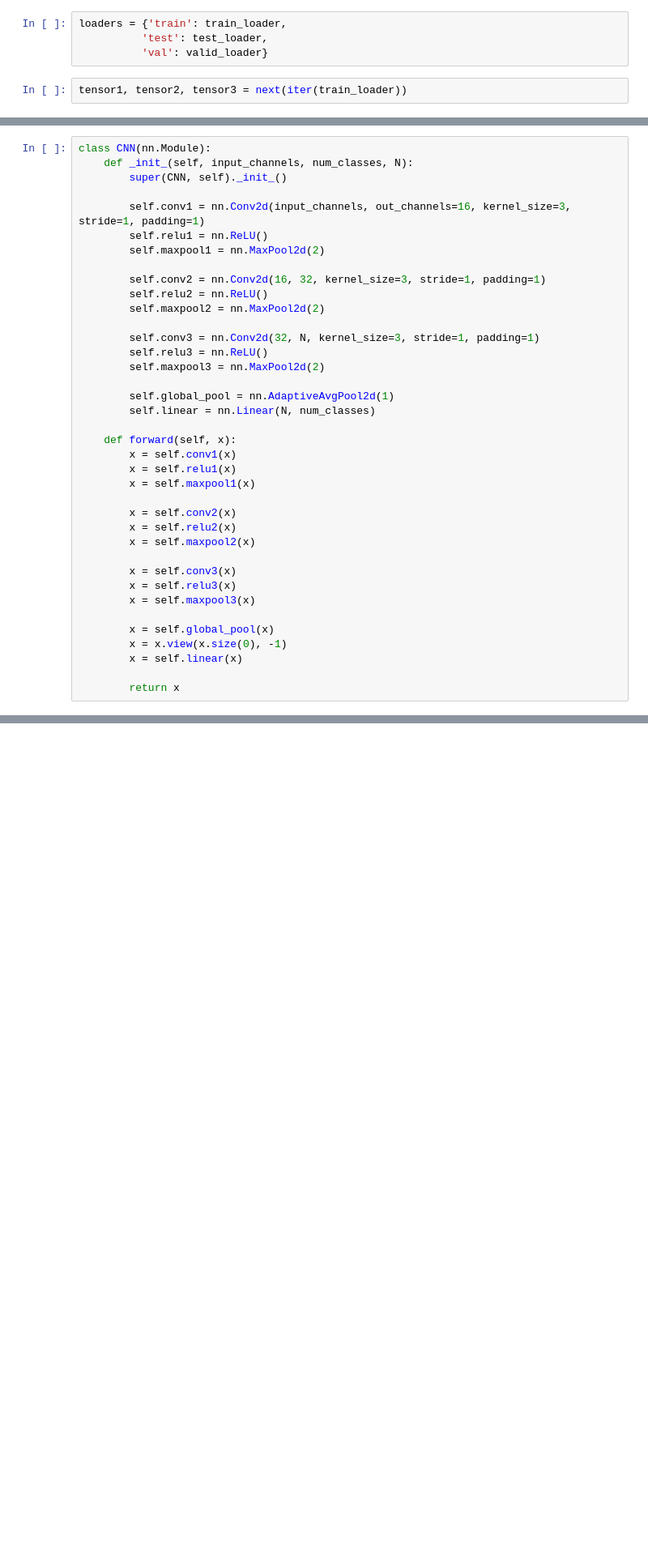
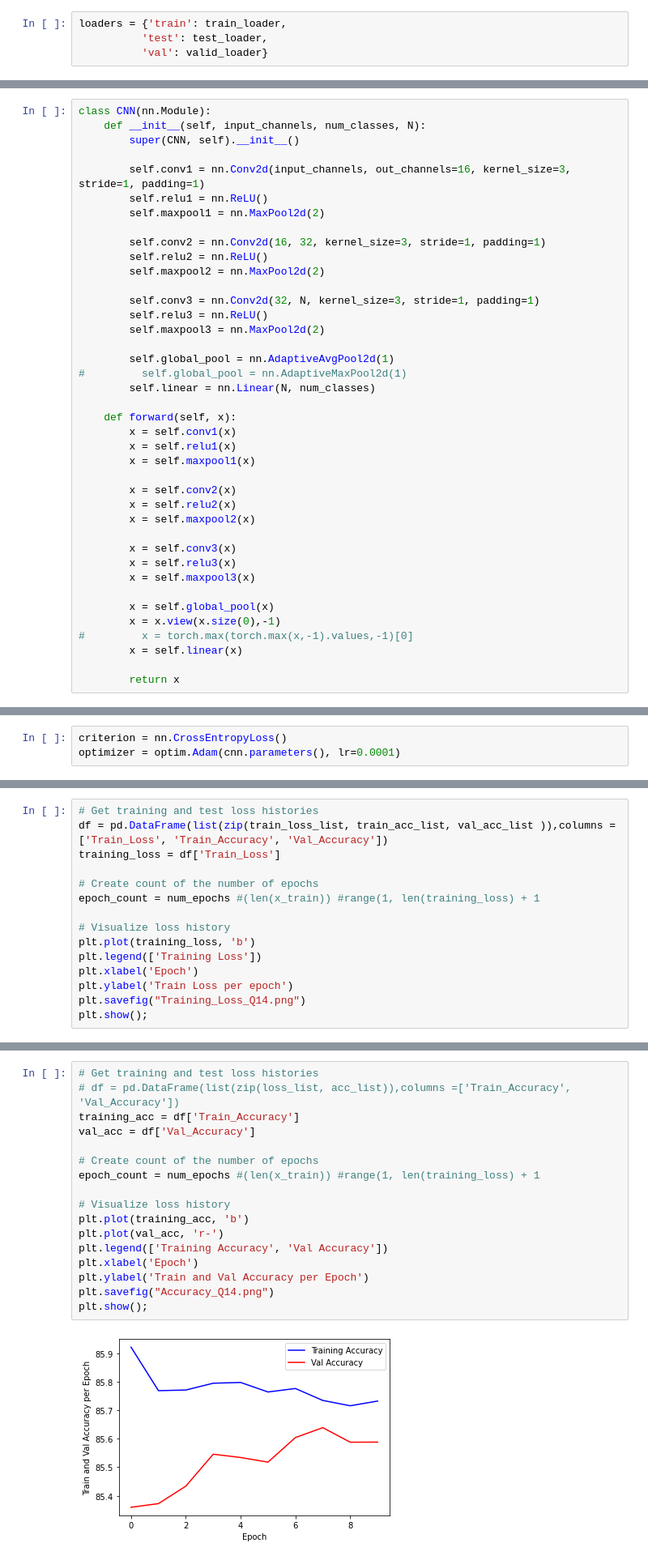
Before and after one commit to tkaintura/DeepLearning, a Jupyter notebook: Question 14.ipynb, the cells around one changed output, grey strips where cells are left out. Shown at 81% size. Saved outputs shown, nothing was run; the diff lists cells and outputs as text; blank space fills up the shorter version.

```diff
--- a/Question 14.ipynb
+++ b/Question 14.ipynb
@@ -227,5 +201,3 @@ test_loader = get_test_loader('mnist-varres/test/..',
 loaders = {'train': train_loader,
           'test': test_loader,
           'val': valid_loader}
-# %%
-tensor1, tensor2, tensor3 = next(iter(train_loader))
@@ -232,7 +206,7 @@ tensor1, tensor2, tensor3 = next(iter(train_loader))
 # %%
 class CNN(nn.Module):
-    def _init_(self, input_channels, num_classes, N):
-        super(CNN, self)._init_()
+    def __init__(self, input_channels, num_classes, N):
+        super(CNN, self).__init__()
 
         self.conv1 = nn.Conv2d(input_channels, out_channels=16, kernel_size=3, stride=1, padding=1)
         self.relu1 = nn.ReLU()
@@ -247,6 +221,7 @@ class CNN(nn.Module):
         self.maxpool3 = nn.MaxPool2d(2)
 
         self.global_pool = nn.AdaptiveAvgPool2d(1)
+#         self.global_pool = nn.AdaptiveMaxPool2d(1)
         self.linear = nn.Linear(N, num_classes)
 
     def forward(self, x):
@@ -263,7 +238,8 @@ class CNN(nn.Module):
         x = self.maxpool3(x)
 
         x = self.global_pool(x)
-        x = x.view(x.size(0), -1)
+        x = x.view(x.size(0),-1)
+#         x = torch.max(torch.max(x,-1).values,-1)[0]
         x = self.linear(x)
 
         return x
@@ -274,0 +273,3 @@ TypeError: __init__() takes 1 positional argument but 4 were given
+# %%
+criterion = nn.CrossEntropyLoss()
+optimizer = optim.Adam(cnn.parameters(), lr=0.0001)
@@ -274,0 +405,15 @@ TypeError: __init__() takes 1 positional argument but 4 were given
+# %%
+# Get training and test loss histories
+df = pd.DataFrame(list(zip(train_loss_list, train_acc_list, val_acc_list )),columns =['Train_Loss', 'Train_Accuracy', 'Val_Accuracy'])
+training_loss = df['Train_Loss']
+
+# Create count of the number of epochs
+epoch_count = num_epochs #(len(x_train)) #range(1, len(training_loss) + 1
+
+# Visualize loss history
+plt.plot(training_loss, 'b')
+plt.legend(['Training Loss'])
+plt.xlabel('Epoch')
+plt.ylabel('Train Loss per epoch')
+plt.savefig("Training_Loss_Q14.png")
+plt.show();
@@ -274,0 +422,19 @@ TypeError: __init__() takes 1 positional argument but 4 were given
+# %%
+# Get training and test loss histories
+# df = pd.DataFrame(list(zip(loss_list, acc_list)),columns =['Train_Accuracy', 'Val_Accuracy'])
+training_acc = df['Train_Accuracy']
+val_acc = df['Val_Accuracy']
+
+# Create count of the number of epochs
+epoch_count = num_epochs #(len(x_train)) #range(1, len(training_loss) + 1
+
+# Visualize loss history
+plt.plot(training_acc, 'b')
+plt.plot(val_acc, 'r-')
+plt.legend(['Training Accuracy', 'Val Accuracy'])
+plt.xlabel('Epoch')
+plt.ylabel('Train and Val Accuracy per Epoch')
+plt.savefig("Accuracy_Q14.png")
+plt.show();
+# %% [output]
+[figure, added]
```
Also changed, not shown: parts of 16 cells of this notebook.
